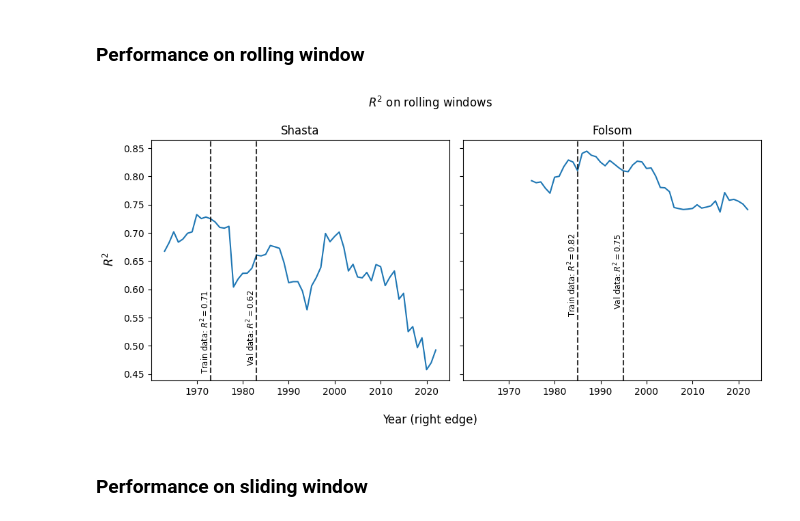
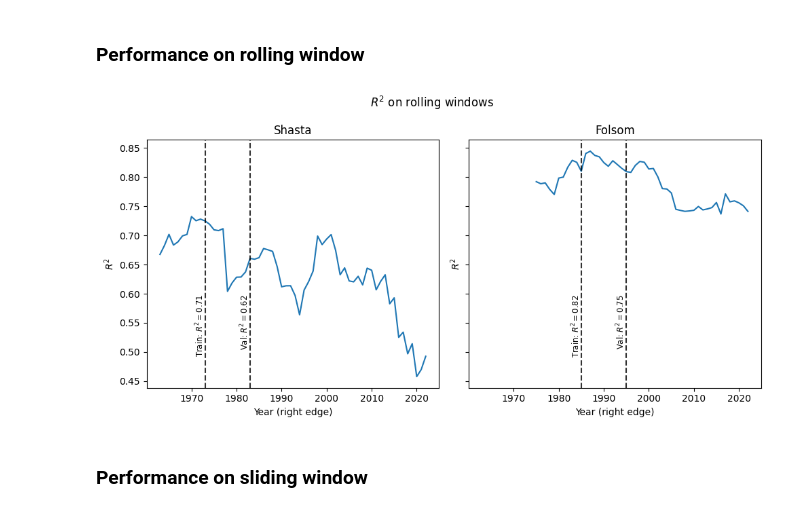
Before and after one commit to Matt2371/DL-reservoir-modeling, a Jupyter notebook: experiments/4_shasta_data_dist.ipynb, the cells around one changed output. Drawn from its saved outputs; the diff is of its cells as text; code cells hidden in the pictures.

```diff
--- a/experiments/4_shasta_data_dist.ipynb
+++ b/experiments/4_shasta_data_dist.ipynb
@@ -522,0 +514,3 @@ print(r2_train_folsom, r2_val_folsom)
+# %%
+folsom_model = initial_model(name='Folsom', left_window='1956-01-01', right_window='1995-12-31')
+folsom_model.train_eval(plot=True)
@@ -527,31 +524,16 @@ R2_rolling_folsom, rolling_years_folsom = get_moving_performance(model=model_fol
-# %%
-# Plot result
-fig, axes = plt.subplots(ncols=2, sharey=True, sharex=True, figsize=(10, 5))
-axes[0].plot(rolling_years_shasta, R2_rolling_shasta)
-axes[1].plot(rolling_years_folsom, R2_rolling_folsom)
-
-# Label training and validation window
-data_size_folsom = pd.to_datetime(right_window_folsom).year - pd.to_datetime(left_window_folsom).year + 1
-train_size_folsom = int(round(data_size_folsom * train_frac))
-# Folsom plot labels
-axes[1].axvline(x=pd.to_datetime(left_window_folsom).year + train_size_folsom -1, linestyle='--', color='black', alpha=0.8) #-1 to account for right edges being 12/31 instead of 1/1
-axes[1].text(x=pd.to_datetime(left_window_folsom).year + train_size_folsom-0.9, y=0.7, s=f'Train data: $R^2={round(r2_train_folsom, 2)}$ ', ha='right', va='top', size='small', rotation=90)
-axes[1].axvline(x=pd.to_datetime(right_window_folsom).year, linestyle='--', color='black', alpha=0.8) #-1 to account for right edges being 12/31 instead of 1/1
-axes[1].text(x=pd.to_datetime(right_window_folsom).year, y=0.7, s=f'Val data: $R^2={round(r2_val_folsom, 2)}$ ', ha='right', va='top', size='small', rotation=90)
-axes[1].set_title('Folsom')
-# Shasta plot labels
-axes[0].axvline(x=pd.to_datetime(left_window_shasta).year + train_size_shasta -1, linestyle='--', color='black', alpha=0.8) #-1 to account for right edges being 12/31 instead of 1/1
-axes[0].text(x=pd.to_datetime(left_window_shasta).year + train_size_shasta-0.9, y=0.6, s=f'Train data: $R^2={round(r2_train_shasta, 2)}$ ', ha='right', va='top', size='small', rotation=90)
-axes[0].axvline(x=pd.to_datetime(right_window_shasta).year, linestyle='--', color='black', alpha=0.8) #-1 to account for right edges being 12/31 instead of 1/1
-axes[0].text(x=pd.to_datetime(right_window_shasta).year, y=0.6, s=f'Val data: $R^2={round(r2_val_shasta, 2)}$ ', ha='right', va='top', size='small', rotation=90)
-axes[0].set_title('Shasta')
-
-fig.suptitle('$R^2$ on rolling windows')
-fig.supylabel('$R^2$')
-fig.supxlabel('Year (right edge)')
-plt.tight_layout()
-plt.show()
-# %% [output]
-[figure, removed]
+# %%
+# Plot result
+fig, axes = plt.subplots(ncols=2, sharey=True, sharex=True, figsize=(10, 5))
+shasta_model.plot_moving_performance(type='rolling', win_size=20, ax=axes[0])
+folsom_model.plot_moving_performance(type='rolling', win_size=20, ax=axes[1])
+axes[0].set_title('Shasta')
+axes[1].set_title('Folsom')
+
+fig.suptitle('$R^2$ on rolling windows')
+plt.tight_layout()
+# plt.savefig('report/progress_report_1_23_24/figures/folsom_rollingR2.png', dpi=300)
+plt.show()
+# %% [output]
+[figure, added]
 # %% [markdown]
 ### Performance on sliding window
```
Also changed, not shown: parts of 31 cells of this notebook, 19 other files.
